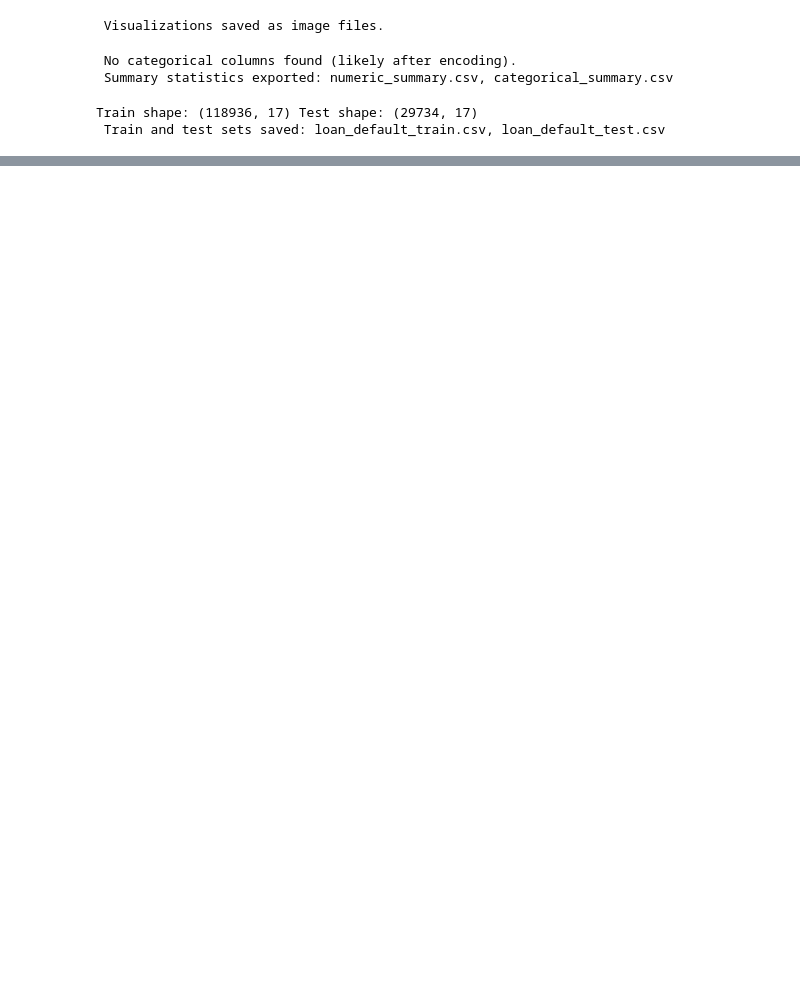
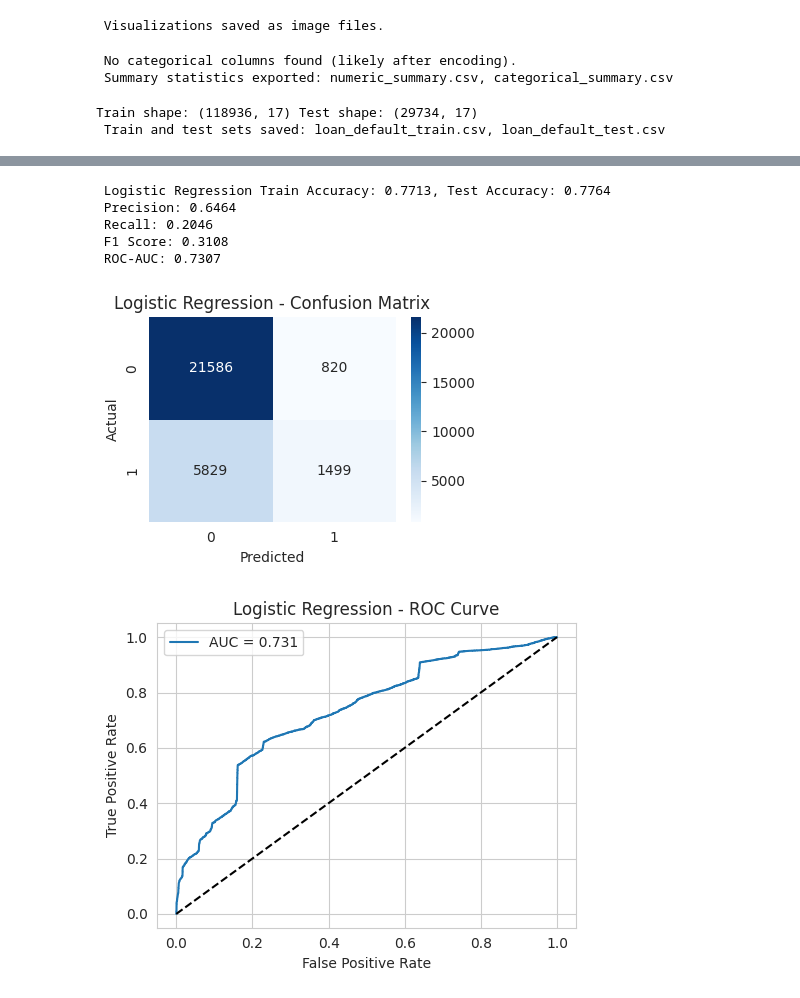
Before and after one commit to springboardmentor891v/CreditPathAI_Oct_Batch, a Jupyter notebook: main_with_results.ipynb, the cells around one changed output, grey strips where cells are left out. Drawn from its saved outputs; the diff is of its cells as text; code cells hidden in the pictures; blank space fills up the shorter version.

```diff
--- a/main_with_results.ipynb
+++ b/main_with_results.ipynb
@@ -535,0 +563,63 @@ train_decision_tree(X_train, y_train, X_test, y_test)
+# %%
+from sklearn.linear_model import LogisticRegression
+
+def train_logistic_regression(X_train, y_train, X_test, y_test):
+    """Train and evaluate a logistic regression model."""
+    model = LogisticRegression(max_iter=1000)
+    model.fit(X_train, y_train)
+
+    train_score = model.score(X_train, y_train)
+    test_score = model.score(X_test, y_test)
+    print(f" Logistic Regression Train Accuracy: {train_score:.4f}, Test Accuracy: {test_score:.4f}")
+
+
+    from sklearn.metrics import precision_score, recall_score, f1_score, roc_auc_score, confusion_matrix, roc_curve
+    import matplotlib.pyplot as plt
+    import seaborn as sns
+
+    y_pred = model.predict(X_test)
+    y_prob = model.predict_proba(X_test)[:, 1]
+
+    precision = precision_score(y_test, y_pred)
+    recall = recall_score(y_test, y_pred)
+    f1 = f1_score(y_test, y_pred)
+    roc_auc = roc_auc_score(y_test, y_prob)
+
+    print(f" Precision: {precision:.4f}")
+    print(f" Recall: {recall:.4f}")
+    print(f" F1 Score: {f1:.4f}")
+    print(f" ROC-AUC: {roc_auc:.4f}")
+
+    # Confusion Matrix
+    cm = confusion_matrix(y_test, y_pred)
+    plt.figure(figsize=(4,3))
+    sns.heatmap(cm, annot=True, fmt='d', cmap='Blues')
+    plt.title("Logistic Regression - Confusion Matrix")
+    plt.xlabel("Predicted")
+    plt.ylabel("Actual")
+    plt.tight_layout()
+    plt.show()
+
+    # ROC Curve
+    fpr, tpr, _ = roc_curve(y_test, y_prob)
+    plt.figure(figsize=(5,4))
+    plt.plot(fpr, tpr, label=f"AUC = {roc_auc:.3f}")
+    plt.plot([0,1],[0,1],"k--")
+    plt.xlabel("False Positive Rate")
+    plt.ylabel("True Positive Rate")
+    plt.title("Logistic Regression - ROC Curve")
+    plt.legend()
+    plt.tight_layout()
+    plt.show()
+
+    model_results.append(["Logistic Regression", test_score])
+
+train_logistic_regression(X_train, y_train, X_test, y_test)
+# %% [output]
+ Logistic Regression Train Accuracy: 0.7713, Test Accuracy: 0.7764
+ Precision: 0.6464
+ Recall: 0.2046
+ F1 Score: 0.3108
+ ROC-AUC: 0.7307
+[figure, added]
+[figure, added]
```
Also changed, not shown: parts of 30 cells of this notebook.
